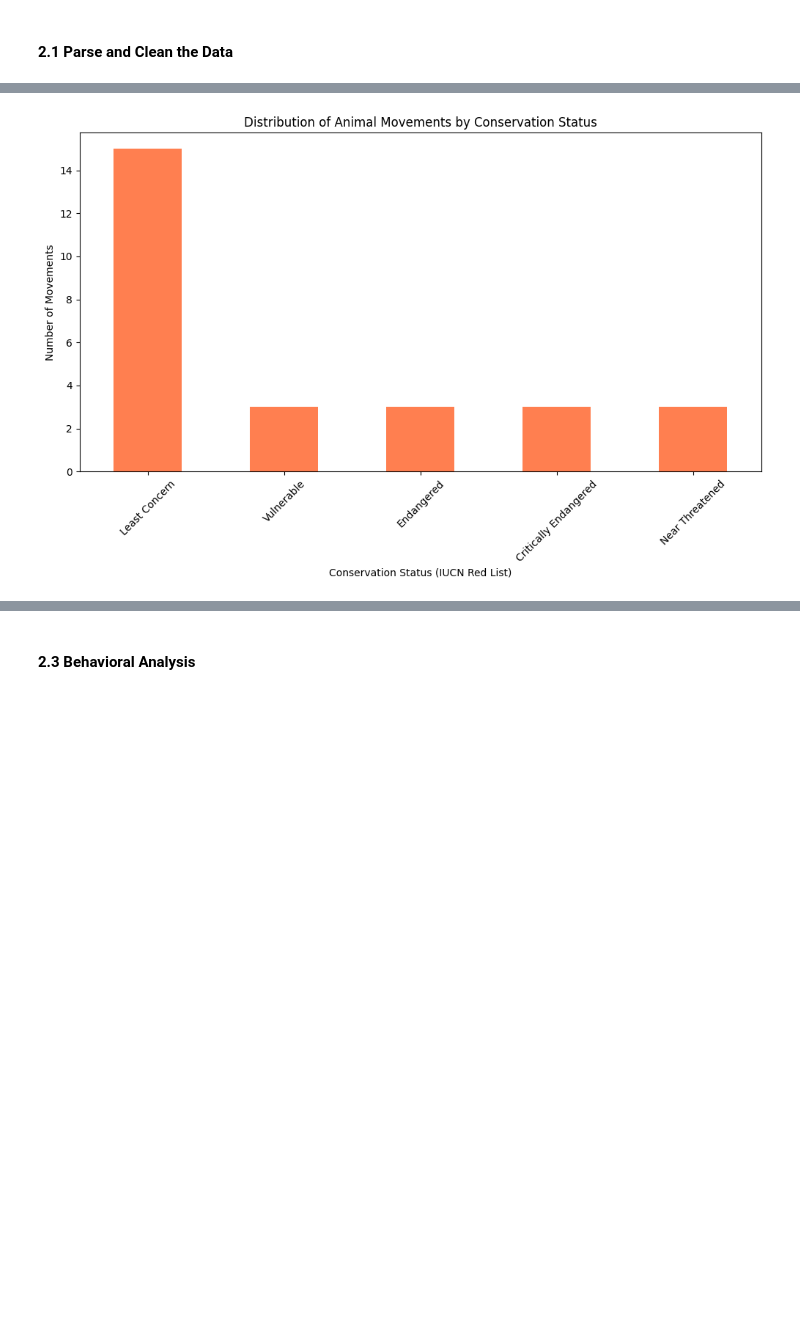
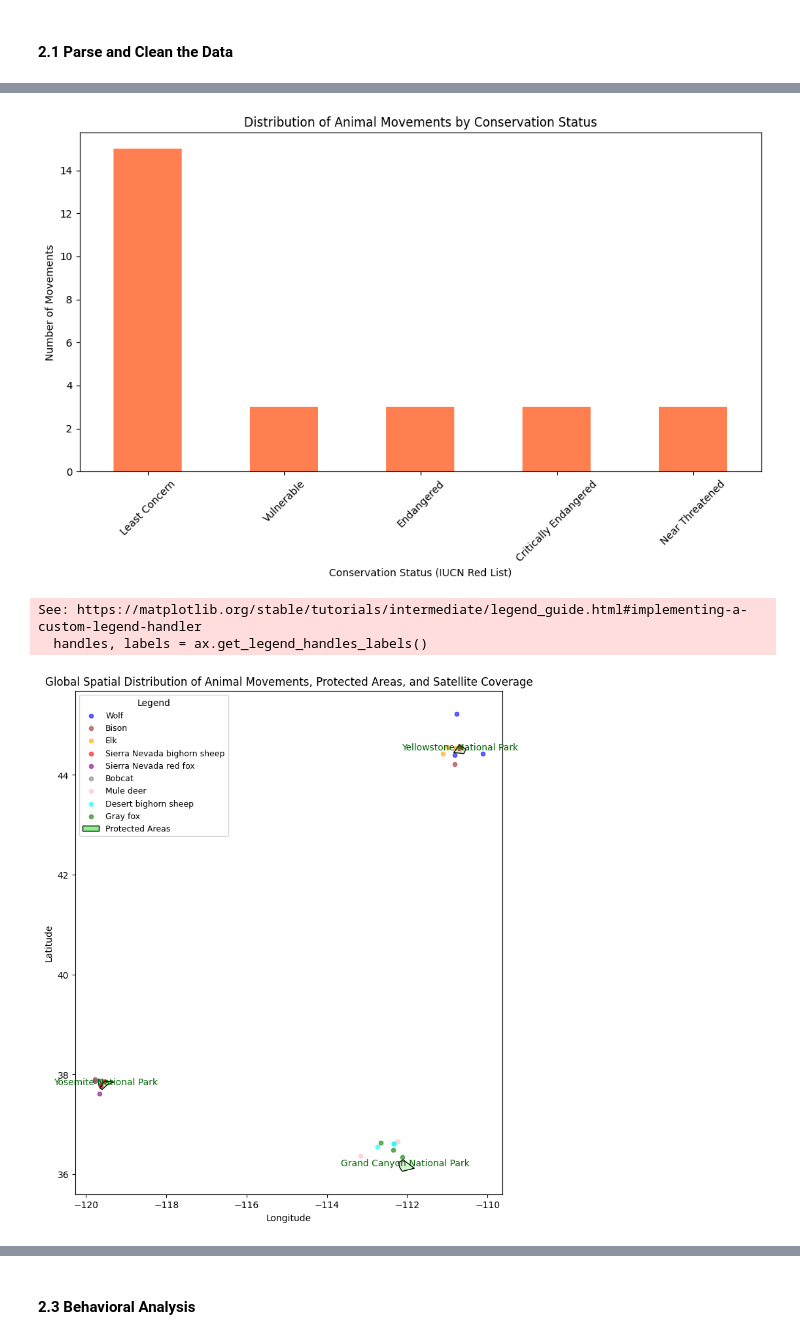
Before and after one commit to chichonnade/data-science-assessment, a Jupyter notebook: ML_Assessment_Notebook.ipynb, the cells around one changed output, grey strips where cells are left out. Cells and saved outputs as stored; diff of their text form; code cells hidden in the pictures; blank space fills up the shorter version.

```diff
--- a/ML_Assessment_Notebook.ipynb
+++ b/ML_Assessment_Notebook.ipynb
@@ -248,29 +319,76 @@ display('animal_events_gdf', animal_events_gdf.head(1),'protected_areas_gdf', pr
 # %%
 # Merge animal events with animal metadata
 merged_df = animal_events_gdf.merge(animals_df, on='animal_id')
 
-# Count the number of movements per animal common name
+# Plot the distribution of animal movements by common name
 common_name_counts = merged_df['common_name'].value_counts()
-
-# Plot the distribution of animal movements by common name
 common_name_counts.plot(kind='bar', figsize=(12, 6), color='skyblue')
 plt.title('Distribution of Animal Movements by Common Name')
 plt.xlabel('Animal Common Name')
 plt.ylabel('Number of Movements')
 plt.xticks(rotation=45)
 plt.show()
+
+
+# Plot the distribution of animal movements by conservation status
+redlist_counts = merged_df['redlist_cat'].value_counts()
+redlist_counts.plot(kind='bar', figsize=(12, 6), color='coral')
+plt.title('Distribution of Animal Movements by Conservation Status')
+plt.xlabel('Conservation Status (IUCN Red List)')
+plt.ylabel('Number of Movements')
+plt.xticks(rotation=45)
+plt.show()
+
+
+# Ensure animal_events_gdf is merged with animals_df to include the 'common_name' column if not already merged
+animal_events_gdf = animal_events_gdf.merge(animals_df, on='animal_id', how='left')
+
+# Plot the global view
+fig, ax = plt.subplots(figsize=(14, 10))
+
+# Unique colors for each animal species
+animal_colors = {
+    'Wolf': 'blue',
+    'Bison': 'brown',
+    'Elk': 'orange',
+    'Sierra Nevada bighorn sheep': 'red',
+    'Sierra Nevada red fox': 'purple',
+    'Bobcat': 'gray',
+    'Mule deer': 'pink',
+    'Desert bighorn sheep': 'cyan',
+    'Gray fox': 'green'
+}
+
+# Plot protected areas with labels
+protected_areas_gdf.boundary.plot(ax=ax, color='black', linewidth=1)
+protected_areas_gdf.plot(ax=ax, color='lightgreen', alpha=0.4, label='Protected Areas')
+for idx, row in protected_areas_gdf.iterrows():
+    plt.annotate(text=row['name'], xy=(row.geometry.centroid.x, row.geometry.centroid.y),
+                 horizontalalignment='center', fontsize=10, color='darkgreen')
+
+# Plot animal movements differentiated by species
+for species, color in animal_colors.items():
+    subset = animal_events_gdf[animal_events_gdf['common_name'] == species]
+    subset.plot(ax=ax, markersize=20, color=color, label=species, alpha=0.6, marker='o')
+
+# Add legend entries for protected areas
+protected_area_patch = mpatches.Patch(facecolor='lightgreen', edgecolor='black', label='Protected Areas')
+
+# Customize the legend
+handles, labels = ax.get_legend_handles_labels()
+by_label = dict(zip(labels, handles))  # Remove duplicates in legend
+plt.legend(handles=list(by_label.values()) + [protected_area_patch],
+           loc='upper left', fontsize=9, title='Legend')
+
+# Plot title and labels
+plt.title('Global Spatial Distribution of Animal Movements, Protected Areas, and Satellite Coverage')
+plt.xlabel('Longitude')
+plt.ylabel('Latitude')
+
+plt.show()
 # %% [output]
 [figure]
+[figure, added]
+See: https://matplotlib.org/stable/tutorials/intermediate/legend_guide.html#implementing-a-custom-legend-handler
+  handles, labels = ax.get_legend_handles_labels()
+[figure, added]
-# %%
-# Count the number of movements per redlist category
-redlist_counts = merged_df['redlist_cat'].value_counts()
-
-# Plot the distribution of animal movements by conservation status
-redlist_counts.plot(kind='bar', figsize=(12, 6), color='coral')
-plt.title('Distribution of Animal Movements by Conservation Status')
-plt.xlabel('Conservation Status (IUCN Red List)')
-plt.ylabel('Number of Movements')
-plt.xticks(rotation=45)
-plt.show()
-# %% [output]
-[figure, removed]
```
Also changed, not shown: parts of 30 cells of this notebook.
